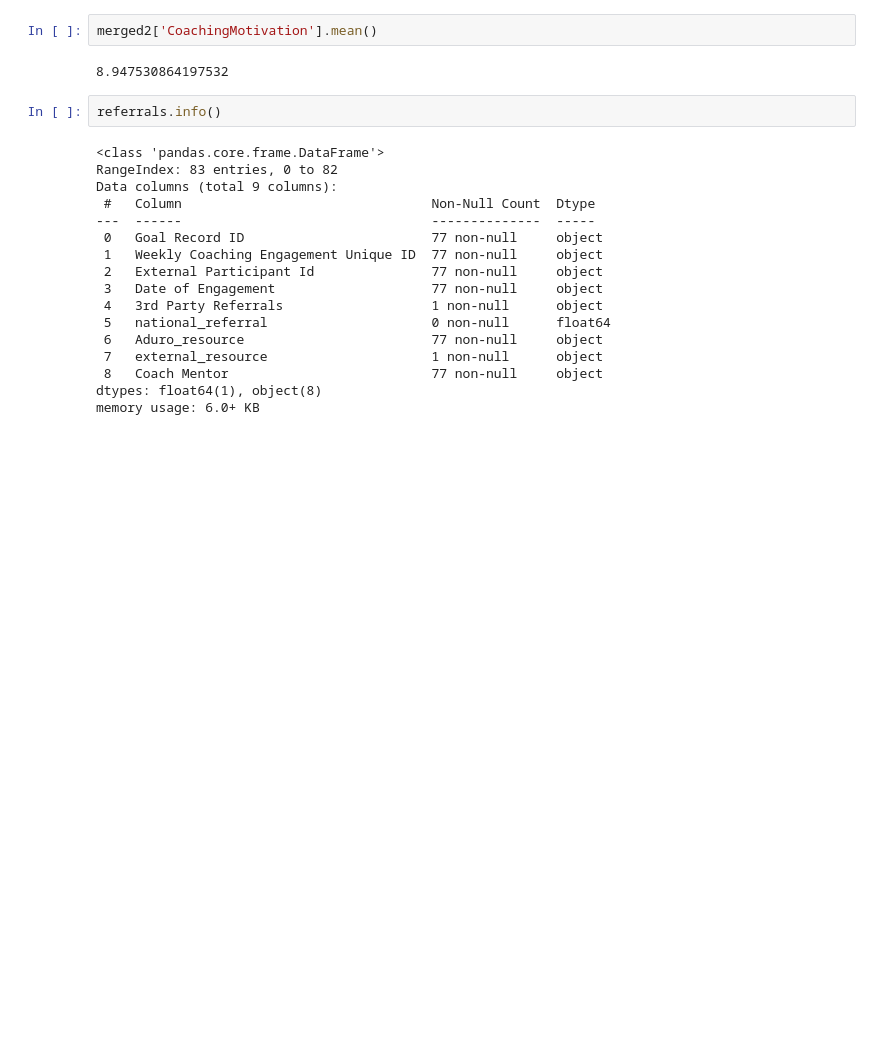
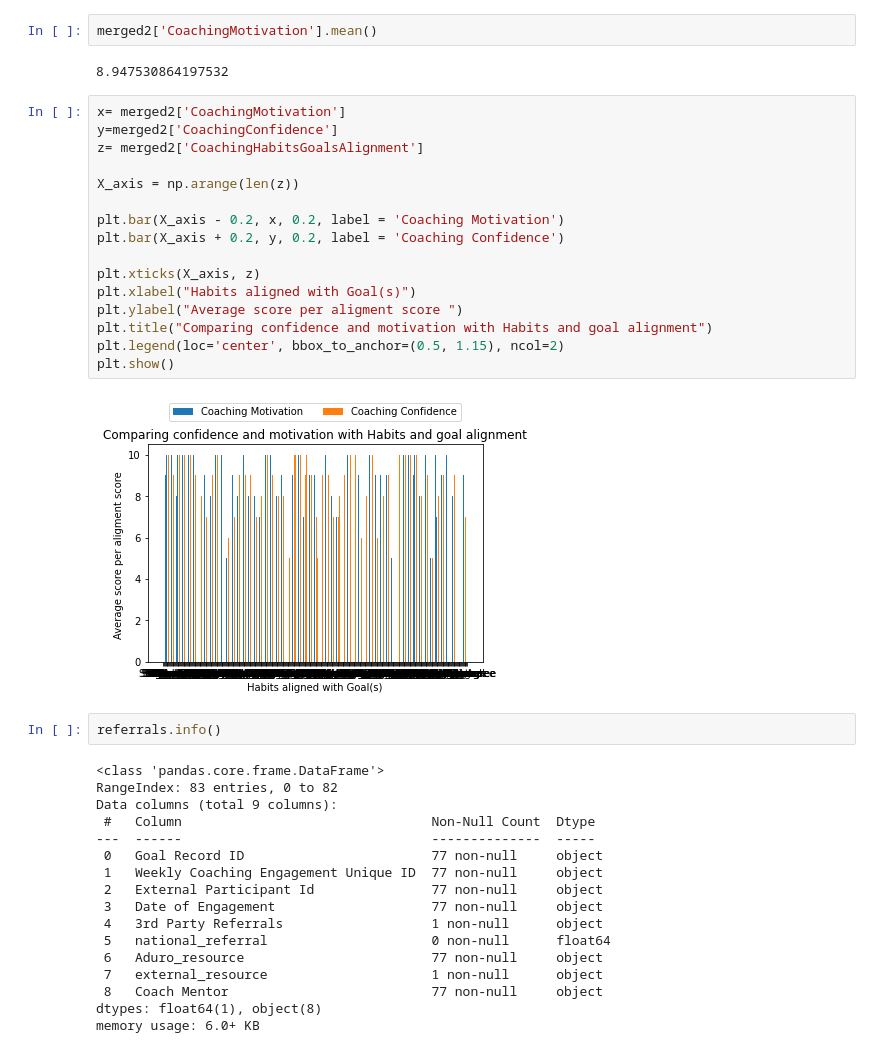
Before and after one commit to darneson1989/2021Coaching, a Jupyter notebook: OKR_crosspromotion.ipynb, the cells around one changed output. Cells and saved outputs as stored; diff of their text form; blank space fills up the shorter version.

```diff
--- a/OKR_crosspromotion.ipynb
+++ b/OKR_crosspromotion.ipynb
@@ -170,6 +192,24 @@ merged2['CoachingConfidence'].mean()
 merged2['CoachingMotivation'].mean()
 # %% [output]
 8.947530864197532
+# %%
+x= merged2['CoachingMotivation']
+y=merged2['CoachingConfidence']
+z= merged2['CoachingHabitsGoalsAlignment']
+
+X_axis = np.arange(len(z))
+
+plt.bar(X_axis - 0.2, x, 0.2, label = 'Coaching Motivation')
+plt.bar(X_axis + 0.2, y, 0.2, label = 'Coaching Confidence')
+
+plt.xticks(X_axis, z)
+plt.xlabel("Habits aligned with Goal(s)")
+plt.ylabel("Average score per aligment score ")
+plt.title("Comparing confidence and motivation with Habits and goal alignment")
+plt.legend(loc='center', bbox_to_anchor=(0.5, 1.15), ncol=2)
+plt.show()
+# %% [output]
+[figure, added]
 # %%
 referrals.info()
 # %% [output]
```
Also changed, not shown: parts of 6 cells of this notebook.
